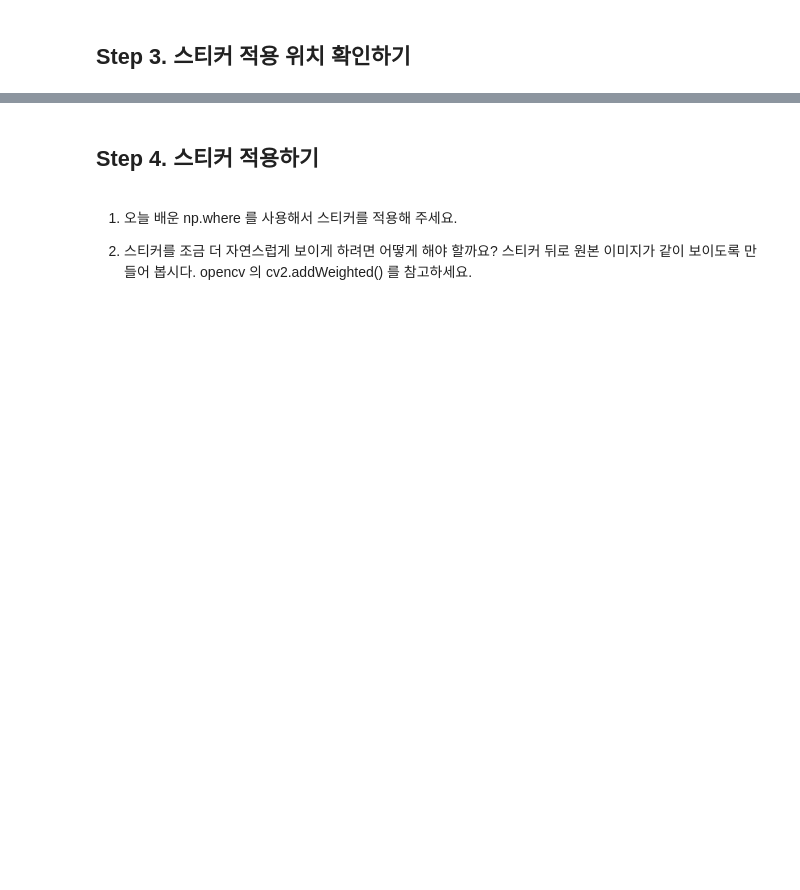
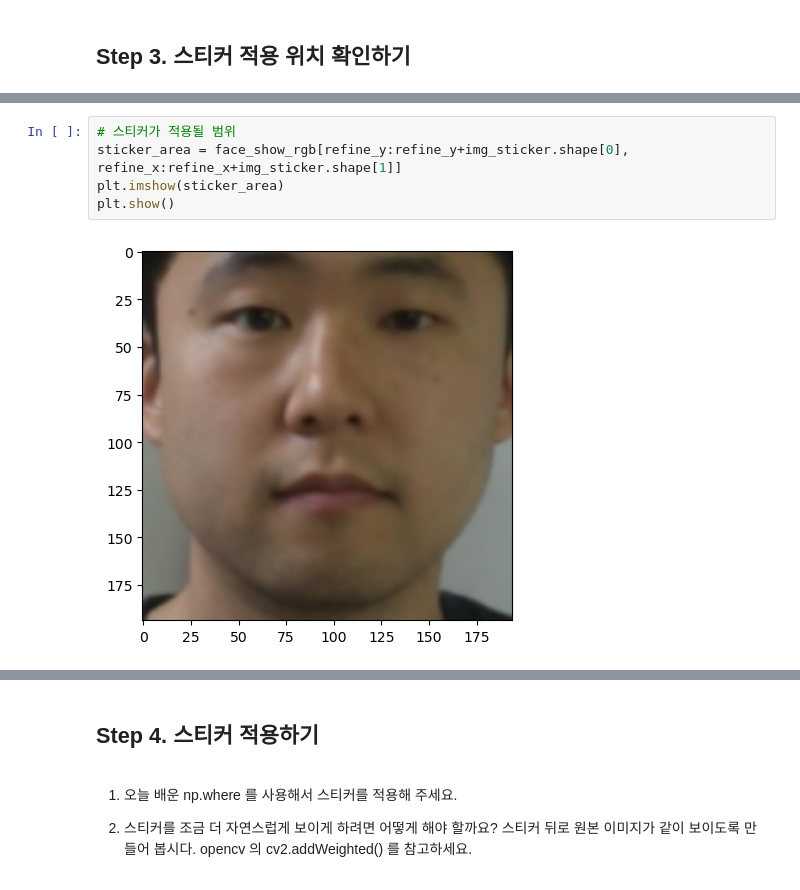
Before and after one commit to seuyon0101/aiffel, a Jupyter notebook: [E-07] 카메라 스티커앱 만들기 첫걸음.ipynb, the cells around one changed output, grey strips where cells are left out. Cells and saved outputs as stored; diff of their text form; blank space fills up the shorter version.

```diff
--- a/[E-07] 카메라 스티커앱 만들기 첫걸음.ipynb
+++ b/[E-07] 카메라 스티커앱 만들기 첫걸음.ipynb
@@ -26,0 +117,7 @@ my_image_path = '../data/camera_sticker/image.png'
+# %%
+# 스티커가 적용될 범위
+sticker_area = face_show_rgb[refine_y:refine_y+img_sticker.shape[0], refine_x:refine_x+img_sticker.shape[1]]
+plt.imshow(sticker_area)
+plt.show()
+# %% [output]
+[figure, added]
```
Also changed, not shown: parts of 44 cells of this notebook.
